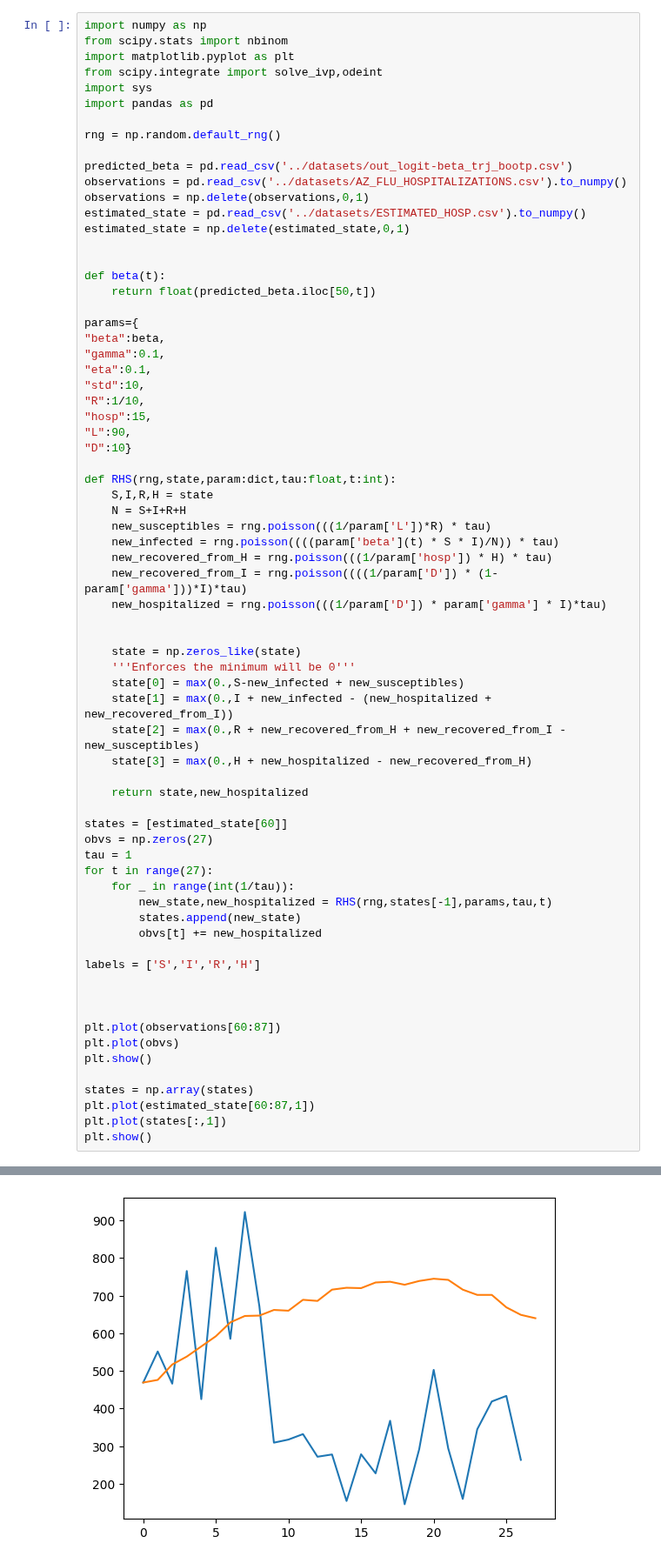
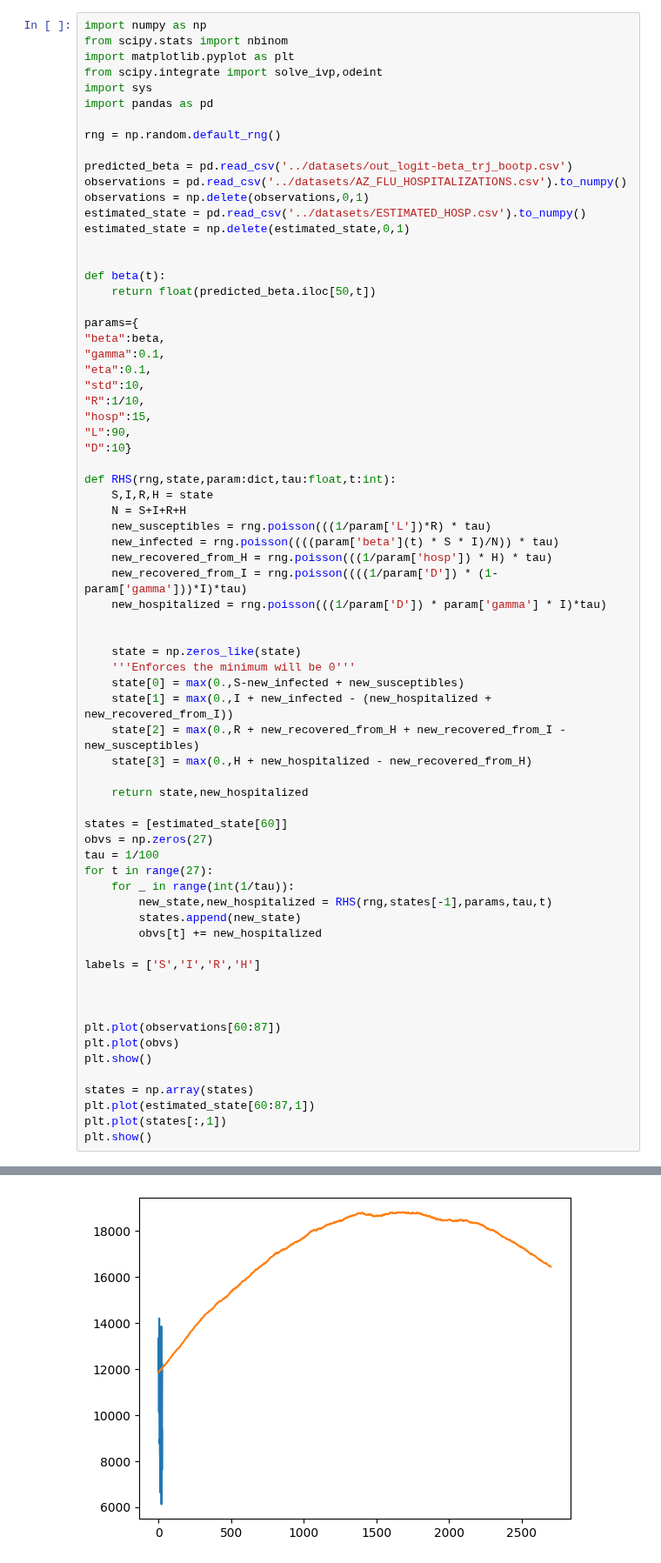
Before and after one commit to atiumcache/PF_forecast, a Jupyter notebook: juptyer notebooks/poisson_test.ipynb, the cells around one changed output, grey strips where cells are left out. Shown at 87% size. Cells and saved outputs as stored; diff of their text form.

```diff
--- a/juptyer notebooks/poisson_test.ipynb
+++ b/juptyer notebooks/poisson_test.ipynb
@@ -49,7 +49,7 @@ def RHS(rng,state,param:dict,tau:float,t:int):
 
 states = [estimated_state[60]]
 obvs = np.zeros(27)
-tau = 1
+tau = 1/100
 for t in range(27):
     for _ in range(int(1/tau)):
         new_state,new_hospitalized = RHS(rng,states[-1],params,tau,t)
@@ -73 +73 @@ plt.show()
-[figure, old version]
+[figure, new version]
```
Also changed, not shown: parts of 1 cell of this notebook, 13 other files.
